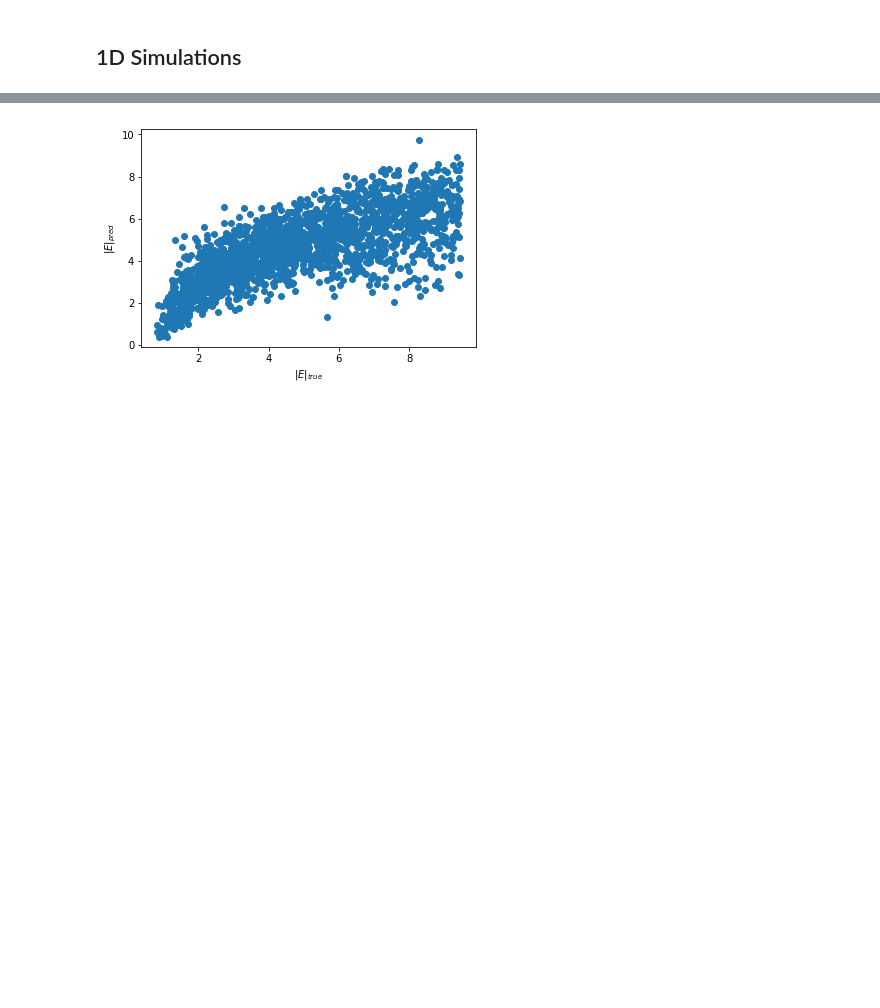
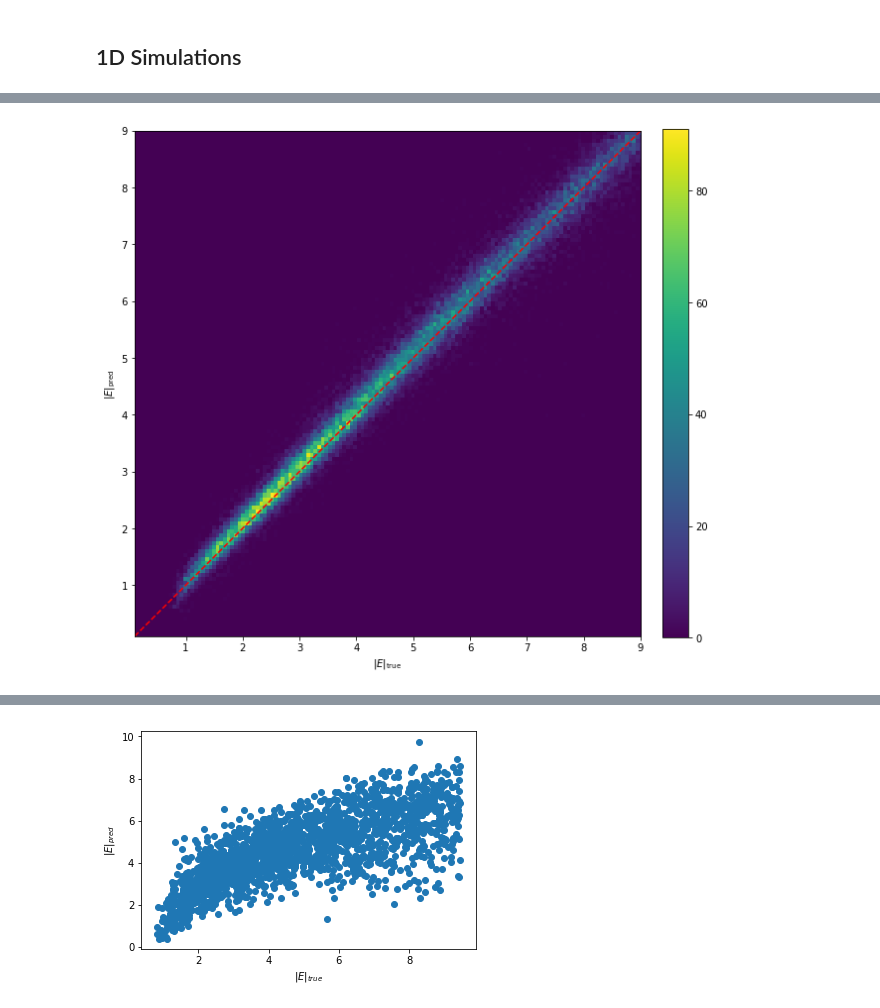
Before and after one commit to bencbartlett/neural-maxwell, a Jupyter notebook: CS229_Final_Project.ipynb, the cells around one changed output, grey strips where cells are left out. Saved outputs shown, nothing was run; the diff lists cells and outputs as text; code cells hidden in the pictures; blank space fills up the shorter version.

```diff
--- a/CS229_Final_Project.ipynb
+++ b/CS229_Final_Project.ipynb
@@ -196,0 +221,15 @@ t_pred = [tensor.item() for tensor in outputs_list]
+# %%
+heatmap, xedges, yedges = np.histogram2d(t_true, t_pred, bins=150)
+extent = [xedges[0], xedges[-1], yedges[0], yedges[-1]]
+
+plt.figure(figsize=(10,10))
+im = plt.imshow(heatmap[1:,1:].T, extent=extent, origin='lower')
+plt.plot(np.arange(10), np.arange(10), c="red", linestyle="dashed")
+plt.colorbar(im, fraction=0.046, pad=0.04)
+plt.xlabel("$|E|_\mathrm{true}$")
+plt.ylabel("$|E|_\mathrm{pred}$")
+plt.xlim(0.1,9)
+plt.ylim(0.1,9)
+plt.show()
+# %% [output]
+[figure, added]
```
Also changed, not shown: parts of 12 cells of this notebook, 3 other files.
